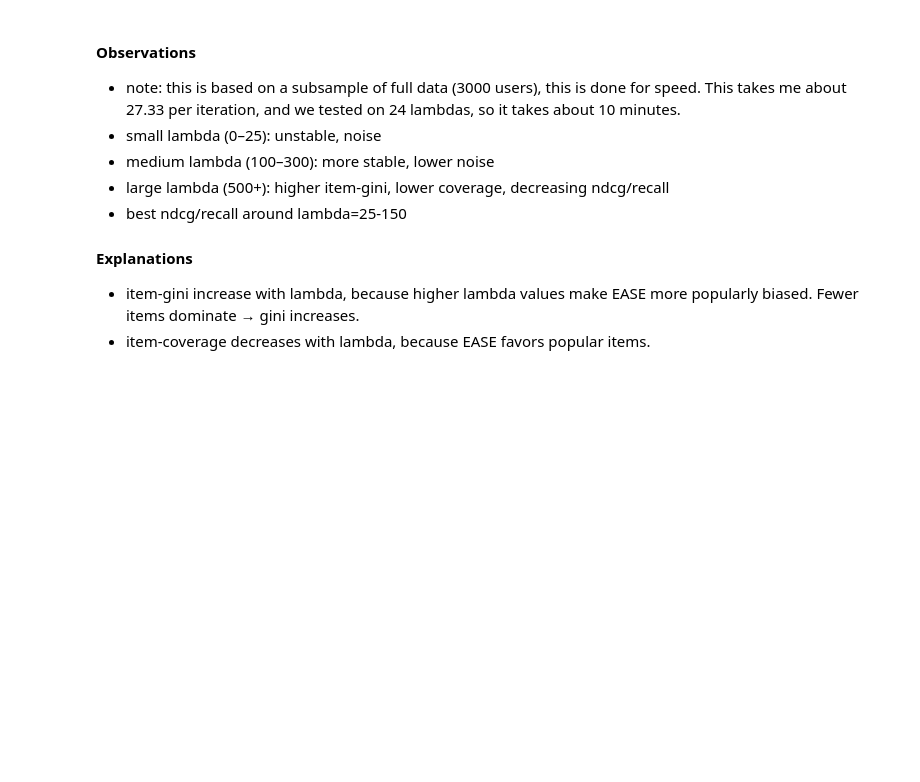
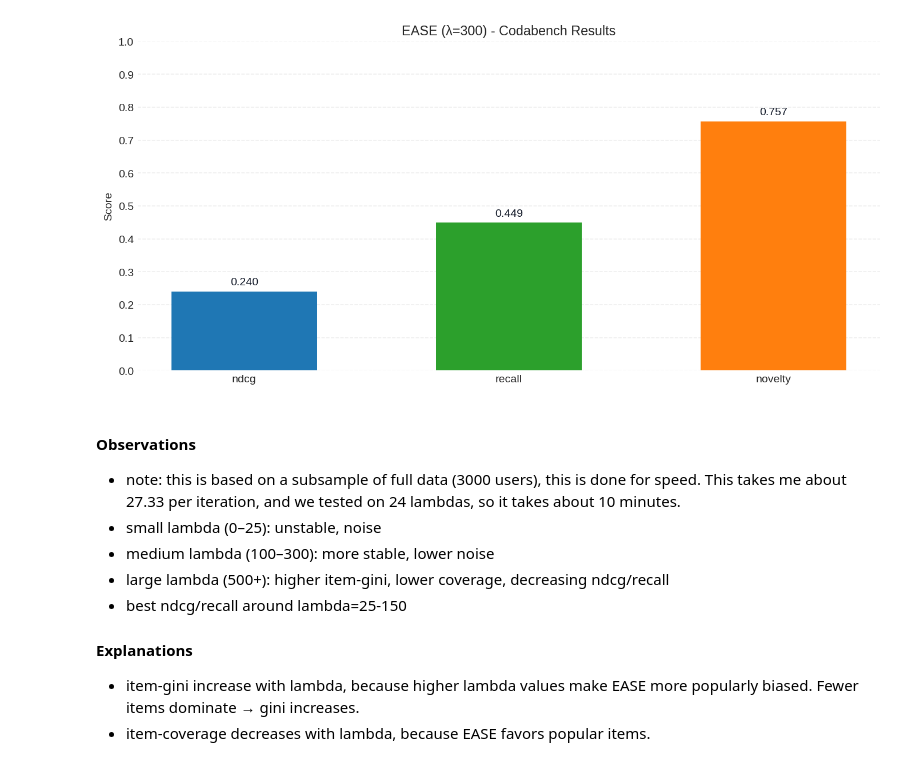
Before and after one commit to nabil-elouaamari/novelty-aware-recommenders, a Jupyter notebook: notebooks/03_ease_tuning.ipynb, the cells around one changed output. Drawn from its saved outputs; the diff is of its cells as text; code cells hidden in the pictures; blank space fills up the shorter version.

```diff
--- a/notebooks/03_ease_tuning.ipynb
+++ b/notebooks/03_ease_tuning.ipynb
@@ -226,3 +86,36 @@ plt.show()
+# %%
+# Codabench results @ λ=300 (baseline for novelty experiments)
+focuses = ["ndcg", "recall", "novelty"]
+results = {
+    "user_coverage": 1.0,
+    "item_coverage": 0.18502874574680278,
+    "item_gini": 0.8913990480003277,
+    "publisher_gini": 0.8936911236896844,
+    "recall": 0.4489457657051744,
+    "ndcg": 0.24037183269526935,
+    "ils": 0.271090624779278,
+    "novelty": 0.7571858344680189,
+}
+
+plt.style.use("seaborn-v0_8-whitegrid")
+fig, ax = plt.subplots(figsize=(10, 4.8), dpi=140)
+
+vals = [results[m] for m in focuses]
+bars = ax.bar(focuses, vals, color=["C0", "C2", "C1"], width=0.55, edgecolor="none")
+
+ax.set(title="EASE (λ=300) - Codabench Results", ylabel="Score", ylim=(0, 1))
+ax.yaxis.set_major_locator(plt.MultipleLocator(0.1))
+ax.grid(axis="y", linestyle="--", linewidth=0.8, alpha=0.35)
+ax.grid(axis="x", visible=False)
+for s in ax.spines.values():
+    s.set_visible(False)
+
+ax.bar_label(bars, labels=[f"{v:.3f}" for v in vals], padding=4, fontsize=10, color="#111827")
+
+plt.tight_layout()
+plt.show()
+# %% [output]
+[figure, added]
 # %% [markdown]
 #### Observations
 - note: this is based on a subsample of full data (3000 users), this is done for speed. This takes me about 27.33 per iteration, and we tested on 24 lambdas, so it takes about 10 minutes.
```
Also changed, not shown: parts of 3 cells of this notebook, 7 other files.
